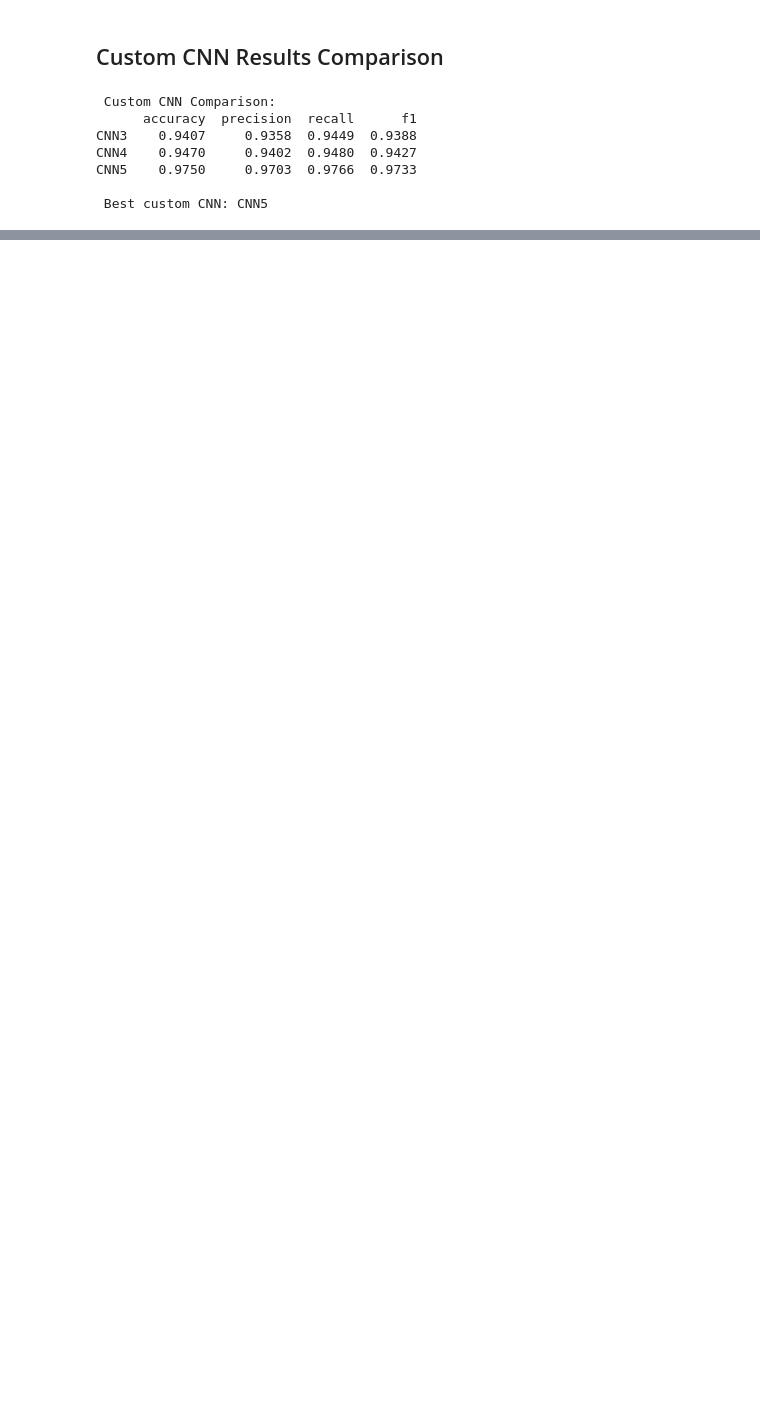
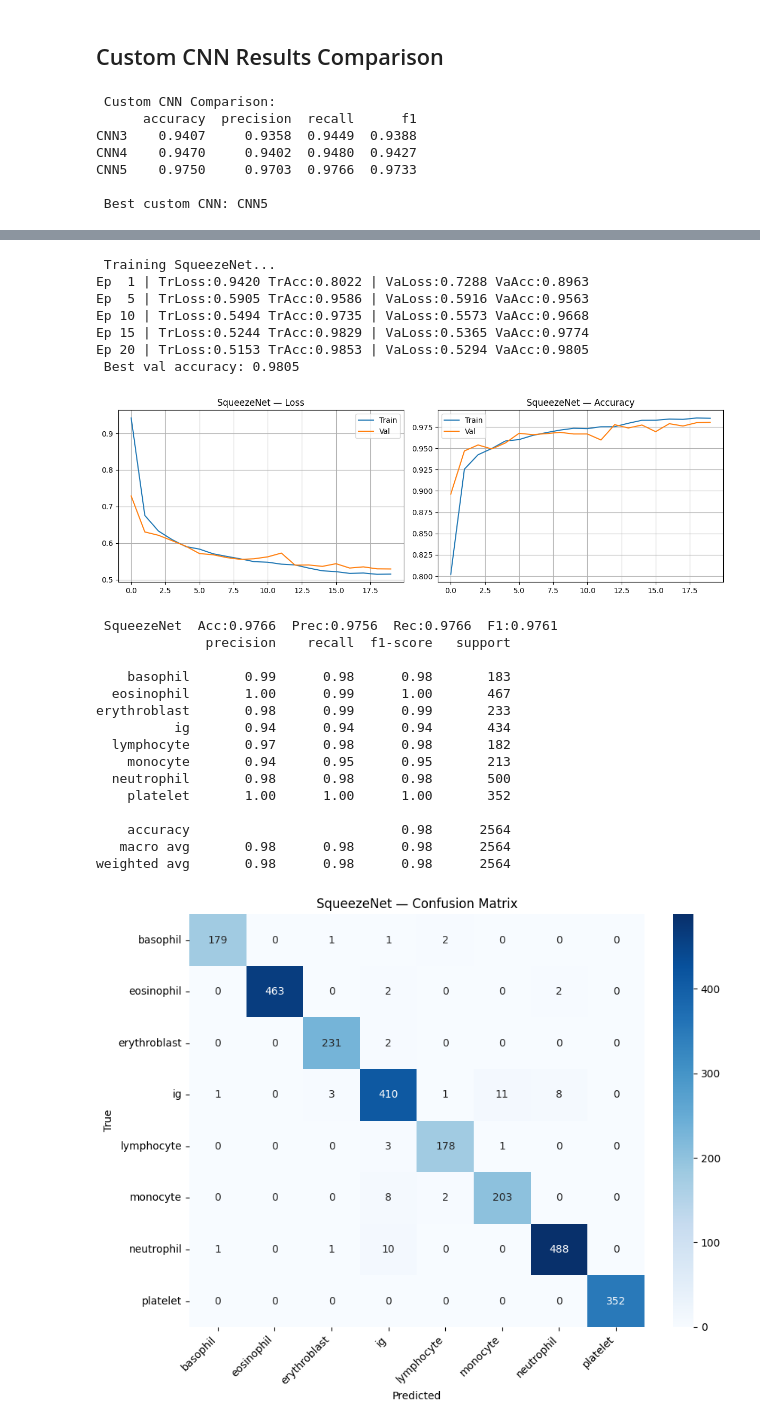
Before and after one commit to marwaashfaq2004-ai/ANN-BLOOD-CELL-CLASSIFICATION-PROJECT, a Jupyter notebook: ANN_PROJECT(AneRBC).ipynb, the cells around one changed output, grey strips where cells are left out. Drawn from its saved outputs; the diff is of its cells as text; code cells hidden in the pictures; blank space fills up the shorter version.

```diff
--- a/ANN_PROJECT(AneRBC).ipynb
+++ b/ANN_PROJECT(AneRBC).ipynb
@@ -484,0 +567,32 @@ CNN5    0.9750     0.9703  0.9766  0.9733
+# %%
+set_seed()
+model_sn, sn_name = build_squeezenet(NUM_CLASSES)
+print(f' Training {sn_name}...')
+hist_sn = train_model(model_sn, 'squeezenet', epochs=20, lr=5e-4)
+plot_curves(hist_sn, sn_name)
+res_sn = full_eval(model_sn, sn_name)
+# %% [output]
+ Training SqueezeNet...
+Ep  1 | TrLoss:0.9420 TrAcc:0.8022 | VaLoss:0.7288 VaAcc:0.8963
+Ep  5 | TrLoss:0.5905 TrAcc:0.9586 | VaLoss:0.5916 VaAcc:0.9563
+Ep 10 | TrLoss:0.5494 TrAcc:0.9735 | VaLoss:0.5573 VaAcc:0.9668
+Ep 15 | TrLoss:0.5244 TrAcc:0.9829 | VaLoss:0.5365 VaAcc:0.9774
+Ep 20 | TrLoss:0.5153 TrAcc:0.9853 | VaLoss:0.5294 VaAcc:0.9805
+ Best val accuracy: 0.9805
+[figure, added]
+ SqueezeNet  Acc:0.9766  Prec:0.9756  Rec:0.9766  F1:0.9761
+              precision    recall  f1-score   support
+
+    basophil       0.99      0.98      0.98       183
+  eosinophil       1.00      0.99      1.00       467
+erythroblast       0.98      0.99      0.99       233
+          ig       0.94      0.94      0.94       434
+  lymphocyte       0.97      0.98      0.98       182
+    monocyte       0.94      0.95      0.95       213
+  neutrophil       0.98      0.98      0.98       500
+    platelet       1.00      1.00      1.00       352
+
+    accuracy                           0.98      2564
+   macro avg       0.98      0.98      0.98      2564
+weighted avg       0.98      0.98      0.98      2564
+[figure, added]
```
Also changed, not shown: parts of 9 cells of this notebook.
